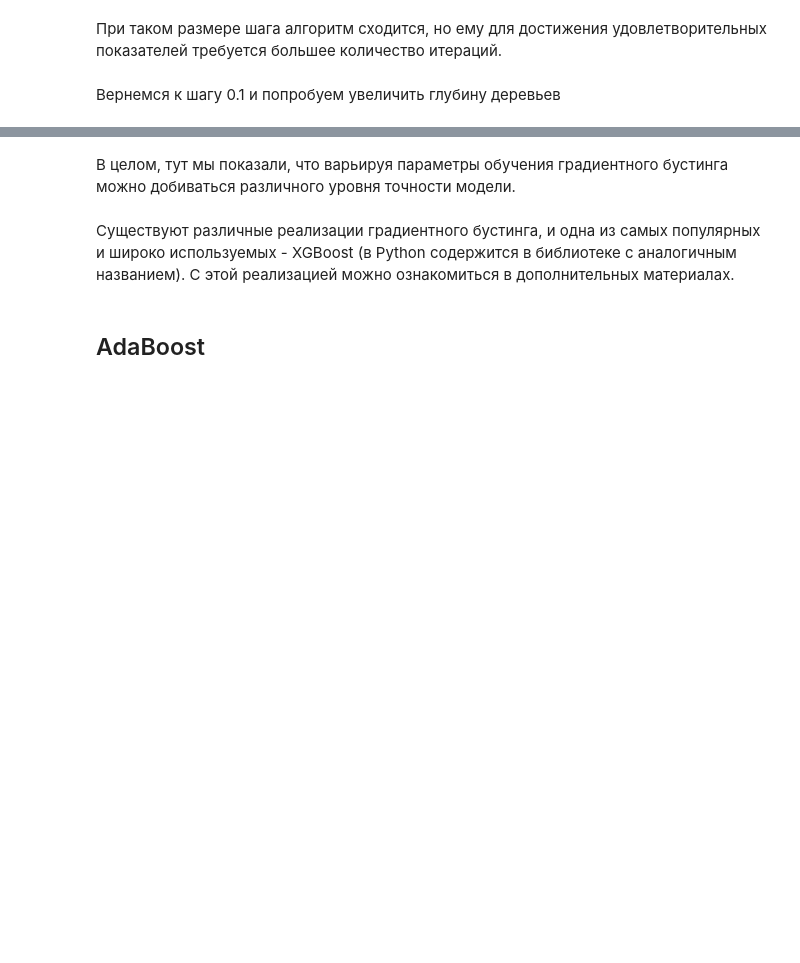
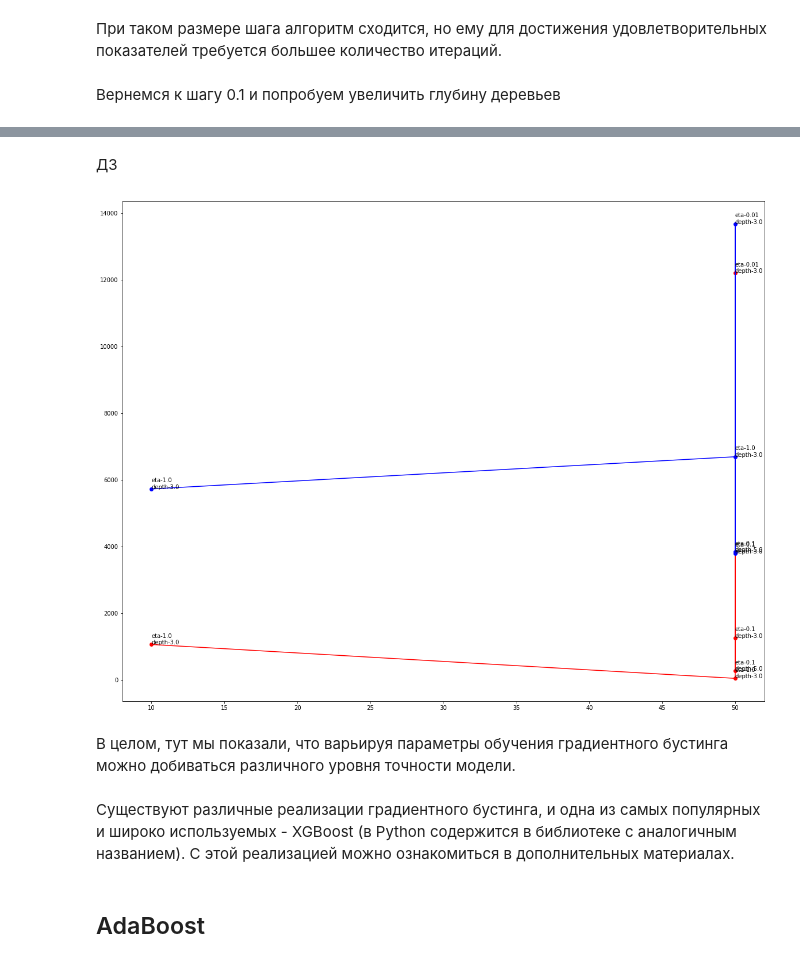
Before and after one commit to Vya-cheslav/geek, a Jupyter notebook: 3_quarter/analisys_algorithms/Lesson_6_task.ipynb, the cells around one changed output, grey strips where cells are left out. Saved outputs shown, nothing was run; the diff lists cells and outputs as text; code cells hidden in the pictures; blank space fills up the shorter version.

```diff
--- a/3_quarter/analisys_algorithms/Lesson_6_task.ipynb
+++ b/3_quarter/analisys_algorithms/Lesson_6_task.ipynb
@@ -213,7 +213,11 @@ max_depth = 3
 # Шаг
 eta = 1
 
+arr_trees = []
+
 trees, train_errors, test_errors = gb_fit(n_trees, max_depth, X_train, X_test, y_train, y_test, coefs, eta)
+
+arr_trees = []
 # %%
 def evaluate_alg(X_train, X_test, y_train, y_test, trees, coefs, eta):
     train_prediction = gb_predict(X_train, trees, coefs, eta)
@@ -324,3 +348,21 @@ get_error_plot(n_trees, train_errors, test_errors)
+# %% [markdown]
+ДЗ
+# %%
+import pandas as pd
+
+df = pd.DataFrame(arr_trees,columns=['x','y_train','y_test','depth','eta'])
+
+plt.rcParams["figure.figsize"] = (20,16)
+plt.plot(df['x'], df['y_train'], marker='o', color = 'red')
+ax = plt.gca()
+df.apply(lambda x: ax.annotate(f'eta-{x["eta"]}\ndepth-{x["depth"]}', (x['x'], x['y_train'])), axis=1)
+
+plt.plot(df['x'], df['y_test'], marker='o', color = 'blue')
+ax = plt.gca()
+df.apply(lambda x: ax.annotate(f'eta-{x["eta"]}\ndepth-{x["depth"]}', (x['x'], x['y_test'])), axis=1)
+plt.show()
+# %% [output]
+[figure, added]
 # %% [markdown]
 В целом, тут мы показали, что варьируя параметры обучения градиентного бустинга можно добиваться различного уровня точности модели.
 # %% [markdown]
```
Also changed, not shown: parts of 19 cells of this notebook.
